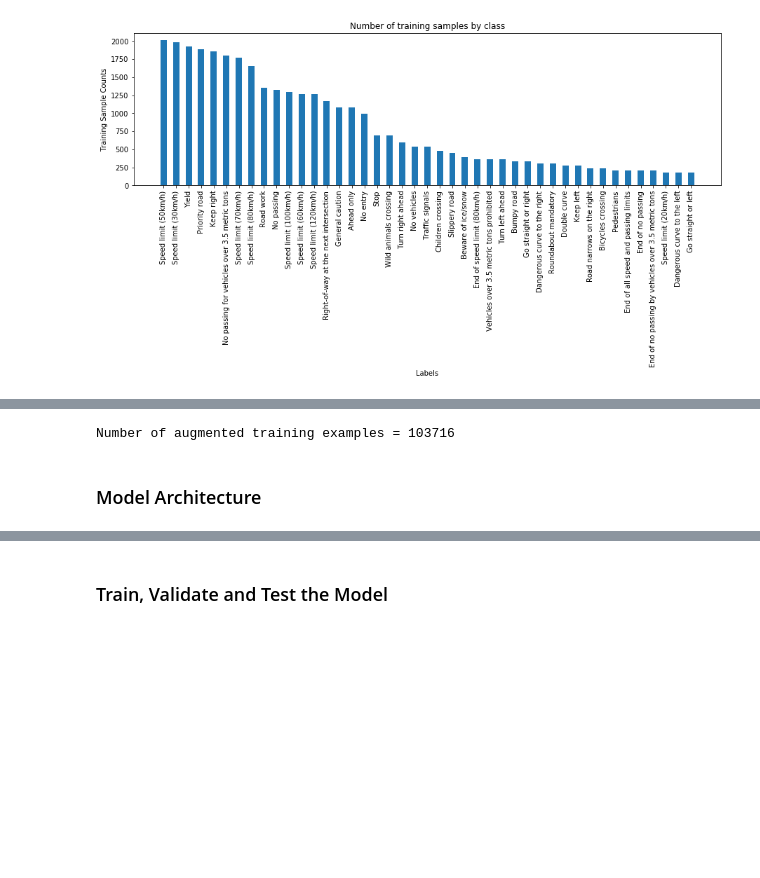
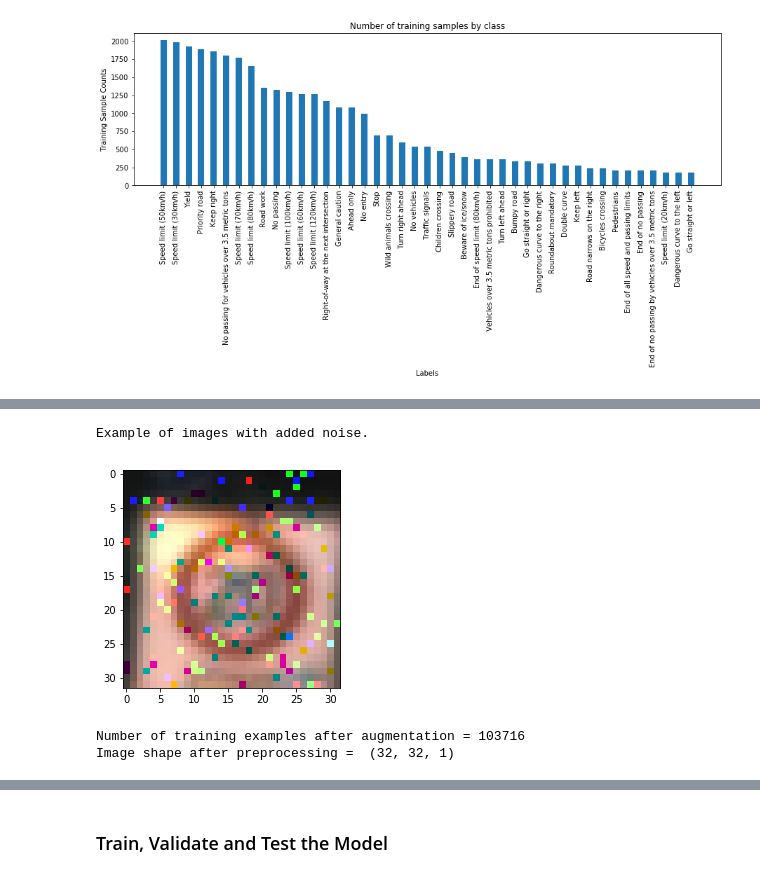
Before and after one commit to tuzzer/CarND-Traffic-Sign-Classifier-Project, a Jupyter notebook: Traffic_Sign_Classifier.ipynb, the cells around one changed output, grey strips where cells are left out. Saved outputs shown, nothing was run; the diff lists cells and outputs as text; code cells hidden in the pictures; blank space fills up the shorter version.

```diff
--- a/Traffic_Sign_Classifier.ipynb
+++ b/Traffic_Sign_Classifier.ipynb
@@ -173,41 +135,44 @@ for class_id, class_samples in X_train_by_class.items():
     num_samples_still_needed = max_sample_count - num_samples
     template_ids = np.random.choice(range(0, num_samples), num_samples_still_needed)
     noisy_images = []
     for template_id in template_ids:
         noisy_image = random_noise(class_samples[template_id], mode="s&p")
-        # plt.figure(figsize=(4, 4))
-        # plt.imshow(noisy_image)
-        # plt.show()
         noisy_images.append(noisy_image)
 
     # add the noisy_image to the dict
     class_samples += noisy_images
     X_train_by_class[class_id] = class_samples
+
+print("Example of images with added noise.")
+plt.figure(figsize=(4, 4))
+plt.imshow(X_train_by_class[0][-1])
+plt.show()
 
 # Turn the dict back to array again
 X_train_augmented = []
 y_train_augmented = []
 for class_id, class_samples in X_train_by_class.items():
     X_train_augmented += class_samples
     y_train_augmented += [class_id] * len(class_samples)
 
 n_train = len(X_train_augmented)
-print("Number of augmented training examples =", n_train)
+print("Number of training examples after augmentation =", n_train)
 
-# Greyscale the images
+# Greyscale the training and validation images
 X_train = np.mean(X_train_augmented, axis=3)
 X_train = X_train.reshape(X_train.shape + (1,))
 y_train = y_train_augmented
 
 X_valid = np.mean(X_valid_raw, axis=3).squeeze()
 X_valid = X_valid.reshape(X_valid.shape + (1,))
 
+image_shape = X_train[0].shape
+print("Image shape after preprocessing = ", image_shape)
 
-image_shape = X_train[0].shape
-
-
+# Shuffle the training samples
 X_train, y_train = shuffle(X_train, y_train)
 # %% [output]
-Number of augmented training examples = 103716
+Example of images with added noise.
+[figure, added]
+Number of training examples after augmentation = 103716
+Image shape after preprocessing =  (32, 32, 1)
-# %% [markdown]
-### Model Architecture
```
Also changed, not shown: parts of 37 cells of this notebook, 7 other files.
